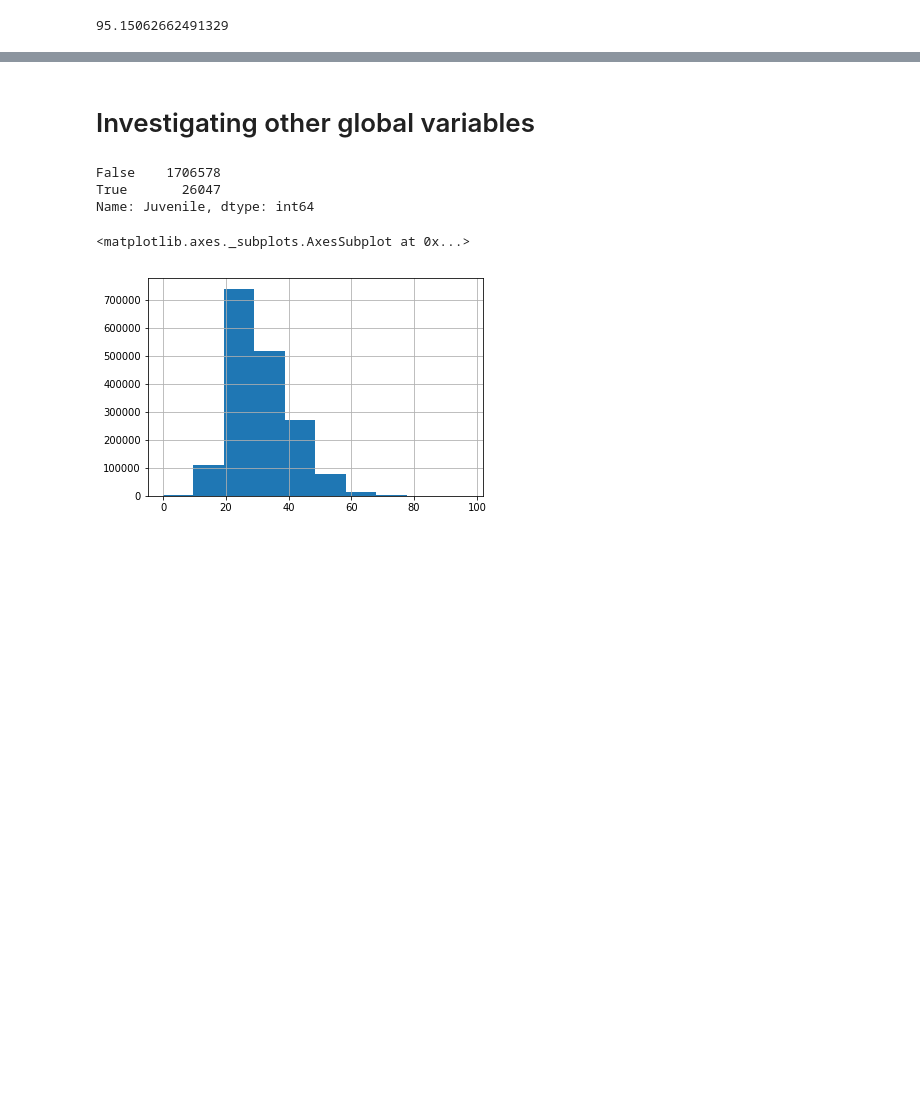
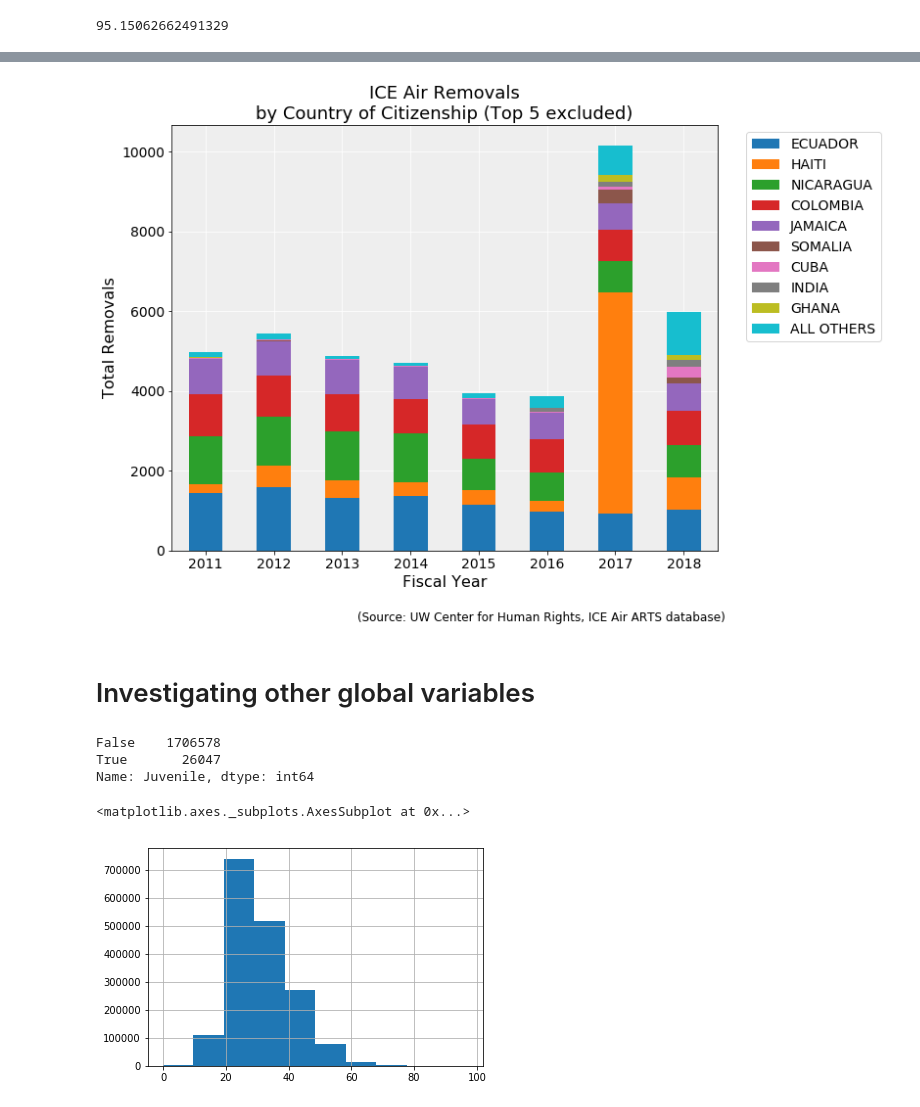
Before and after one commit to UWCHR/ice-air, a Jupyter notebook: analyze/note/global.ipynb, the cells around one changed output, grey strips where cells are left out. Cells and saved outputs as stored; diff of their text form; code cells hidden in the pictures; blank space fills up the shorter version.

```diff
--- a/analyze/note/global.ipynb
+++ b/analyze/note/global.ipynb
@@ -703,0 +747,22 @@ sum(removal_df['CountryOfCitizenship'].isin(cent_am)) / len(removal_df) * 100
+# %%
+number_of_top_values = 5
+annual_sum = country_of_citizenship_by_year.groupby(['CountryOfCitizenship'])['AlienMasterID'].sum()
+top = list(annual_sum.sort_values(ascending=False).head(number_of_top_values).index)
+
+not_top_df = pd.DataFrame()
+not_top_df = not_top_df.append(country_of_citizenship_by_year[~country_of_citizenship_by_year['CountryOfCitizenship'].isin(top)])
+not_top_df.index = not_top_df.index.year + 1
+# %%
+not_top_data = pd.pivot_table(data=not_top_df,
+                       index=not_top_df.index,
+                       columns='CountryOfCitizenship',
+                       values='AlienMasterID',
+                       aggfunc=np.sum,
+                       fill_value=0)
+not_top_data = not_top_data.reindex(not_top_data.sum().sort_values(ascending=False).index, axis=1)
+# cols = list(not_top_data.columns)
+# cols.remove('ALL OTHERS')
+# cols.append('ALL OTHERS')
+# not_top_data = not_top_data[cols]
+# not_top_data.columns = not_top_data.columns.astype(str)
+# not_top_data.columns = not_top_data.columns.str.title()
@@ -704,3 +802,17 @@ sum(removal_df['CountryOfCitizenship'].isin(cent_am)) / len(removal_df) * 100
+# %%
+all_others = not_top_data.sum()[not_top_data.sum() < 300].index
+greater_than_10 = not_top_data.sum()[not_top_data.sum() > 300].index
+to_plot = not_top_data[greater_than_10].copy()
+to_plot.columns = to_plot.columns.astype(str)
+to_plot['ALL OTHERS'] = not_top_data[all_others].sum(axis=1)
+# %%
+country_of_citizenship_trend(to_plot,
+                             title=f'ICE Air Removals\nby Country of Citizenship (Top 5 excluded)',
+                             filename=f'removal_nationalities_top_5_excluded',
+                             ylabel=f'Total {df_to_analyze.name}',
+                             xlabel='Fiscal Year');
+# %% [output]
+[figure, added]
 # %% [markdown]
 # Investigating other global variables
 # %%
```
Also changed, not shown: parts of 11 cells of this notebook, 6 other files.
